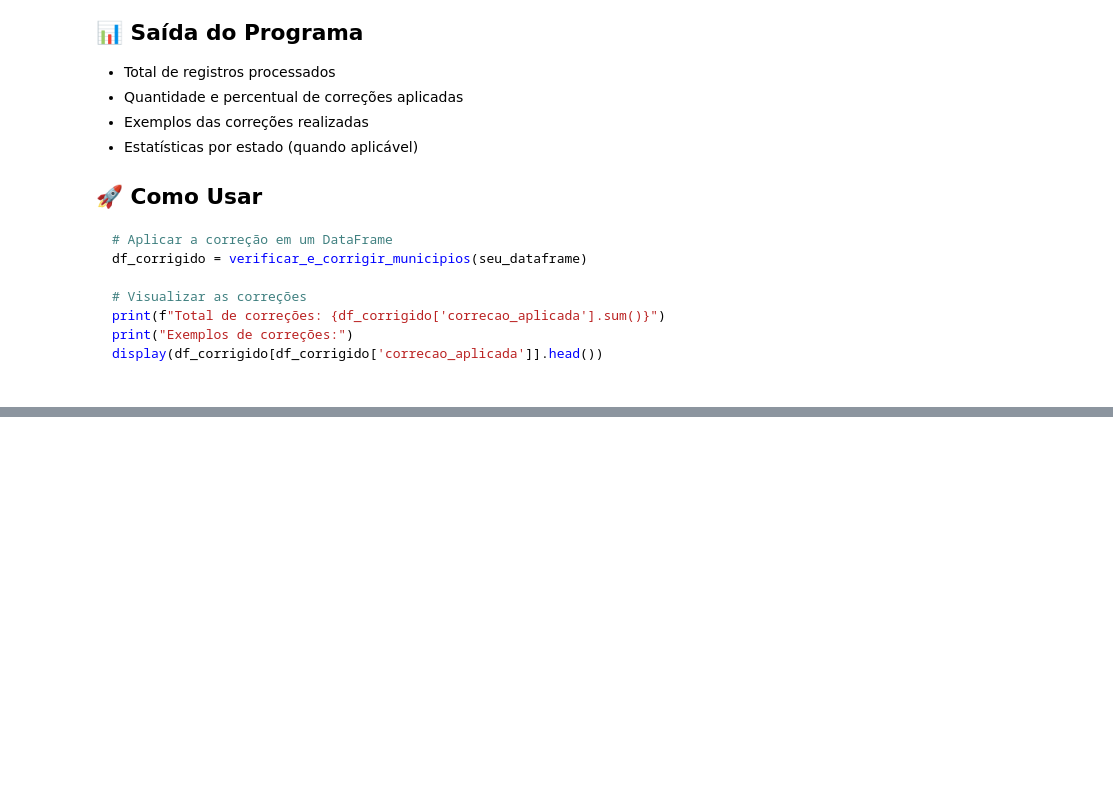
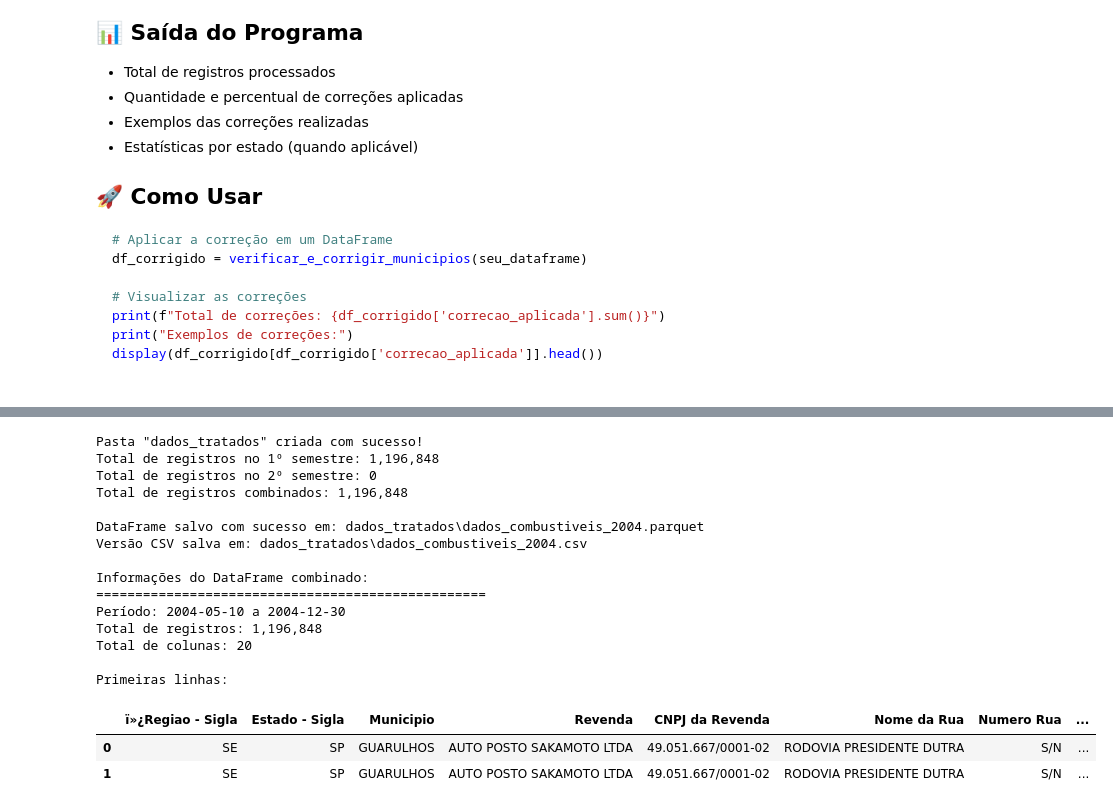
Before and after one commit to TassioSales/MeuPortfolio, a Jupyter notebook: analises_de_dados/historico_combustiveis/tratamento_2004.ipynb, the cells around one changed output, grey strips where cells are left out. Saved outputs shown, nothing was run; the diff lists cells and outputs as text; code cells hidden in the pictures; blank space fills up the shorter version.

```diff
--- a/analises_de_dados/historico_combustiveis/tratamento_2004.ipynb
+++ b/analises_de_dados/historico_combustiveis/tratamento_2004.ipynb
@@ -2312,0 +2803,53 @@ if __name__ == "__main__":
+# %%
+# Criar a pasta se não existir
+import os
+pasta_tratados = 'dados_tratados'
+if not os.path.exists(pasta_tratados):
+    os.makedirs(pasta_tratados)
+    print(f'Pasta "{pasta_tratados}" criada com sucesso!')
+
+# Combinar os DataFrames
+df_completo = pd.concat([df_1s, df_2s], ignore_index=True)
+
+# Verificar se a combinação foi bem-sucedida
+print(f'Total de registros no 1º semestre: {len(df_1s):,}')
+print(f'Total de registros no 2º semestre: {len(df_2s):,}')
+print(f'Total de registros combinados: {len(df_completo):,}')
+
+# Salvar o DataFrame combinado
+caminho_arquivo = os.path.join(pasta_tratados, 'dados_combustiveis_2004.parquet')
+df_completo.to_parquet(caminho_arquivo, index=False)
+print(f'\nDataFrame salvo com sucesso em: {caminho_arquivo}')
+
+# Opcional: Salvar também em CSV (se preferir)
+caminho_csv = os.path.join(pasta_tratados, 'dados_combustiveis_2004.csv')
+df_completo.to_csv(caminho_csv, index=False, sep=';', decimal=',', encoding='latin1')
+print(f'Versão CSV salva em: {caminho_csv}')
+
+# Mostrar informações do DataFrame combinado
+print('\nInformações do DataFrame combinado:')
+print('='*50)
+print(f'Período: {df_completo["Data da Coleta"].min().date()} a {df_completo["Data da Coleta"].max().date()}')
+print(f'Total de registros: {len(df_completo):,}')
+print(f'Total de colunas: {df_completo.shape[1]}')
+print('\nPrimeiras linhas:')
+display(df_completo.head(2))
+# %% [output]
+Pasta "dados_tratados" criada com sucesso!
+Total de registros no 1º semestre: 1,196,848
+Total de registros no 2º semestre: 0
+Total de registros combinados: 1,196,848
+
+DataFrame salvo com sucesso em: dados_tratados\dados_combustiveis_2004.parquet
+Versão CSV salva em: dados_tratados\dados_combustiveis_2004.csv
+
+Informações do DataFrame combinado:
+==================================================
+Período: 2004-05-10 a 2004-12-30
+Total de registros: 1,196,848
+Total de colunas: 20
+
+Primeiras linhas:
+|  | ï»¿Regiao - Sigla | Estado - Sigla | Municipio | Revenda | CNPJ da Revenda | Nome da Rua | Numero Rua | ... |
+| 0 | SE | SP | GUARULHOS | AUTO POSTO SAKAMOTO LTDA | 49.051.667/0001-02 | RODOVIA PRESIDENTE DUTRA | S/N | ... |
+| 1 | SE | SP | GUARULHOS | AUTO POSTO SAKAMOTO LTDA | 49.051.667/0001-02 | RODOVIA PRESIDENTE DUTRA | S/N | ... |
```
Also changed, not shown: parts of 4 cells of this notebook.
